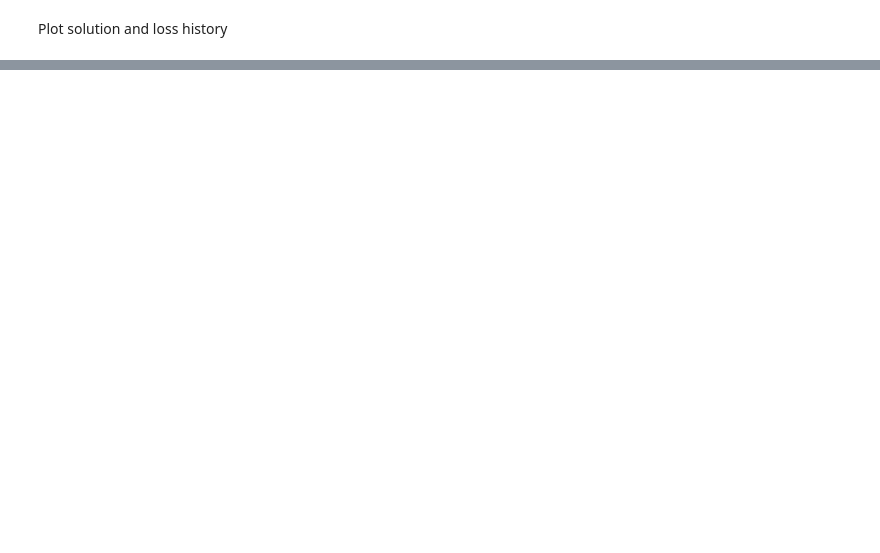
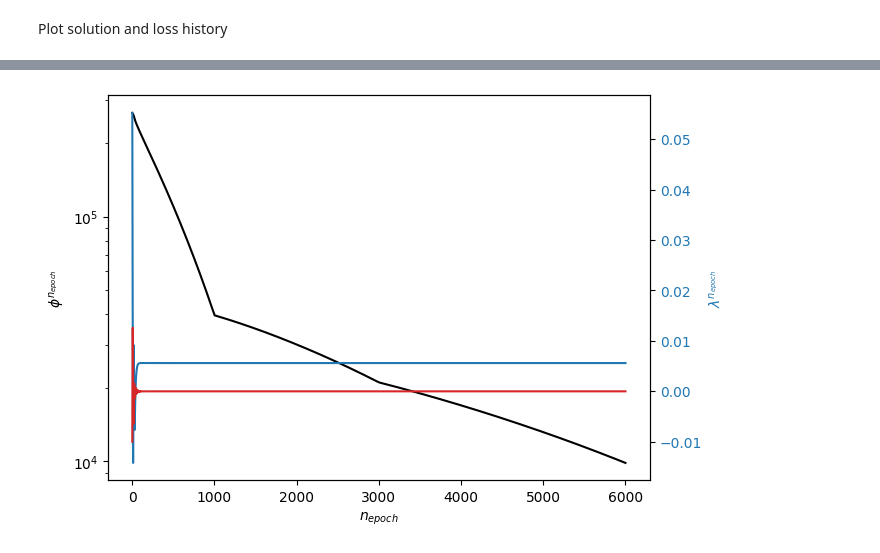
Before and after one commit to yajuna/tensorflow_pde, a Jupyter notebook: Heat_equation_with_tensorflow.ipynb, the cells around one changed output, grey strips where cells are left out. Saved outputs shown, nothing was run; the diff lists cells and outputs as text; code cells hidden in the pictures; blank space fills up the shorter version.

```diff
--- a/Heat_equation_with_tensorflow.ipynb
+++ b/Heat_equation_with_tensorflow.ipynb
@@ -478,0 +491,5 @@ solver.plot_solution(); # error
+# %%
+
+solver.plot_loss_and_param();
+# %% [output]
+[figure, added]
```
Also changed, not shown: parts of 8 cells of this notebook.
